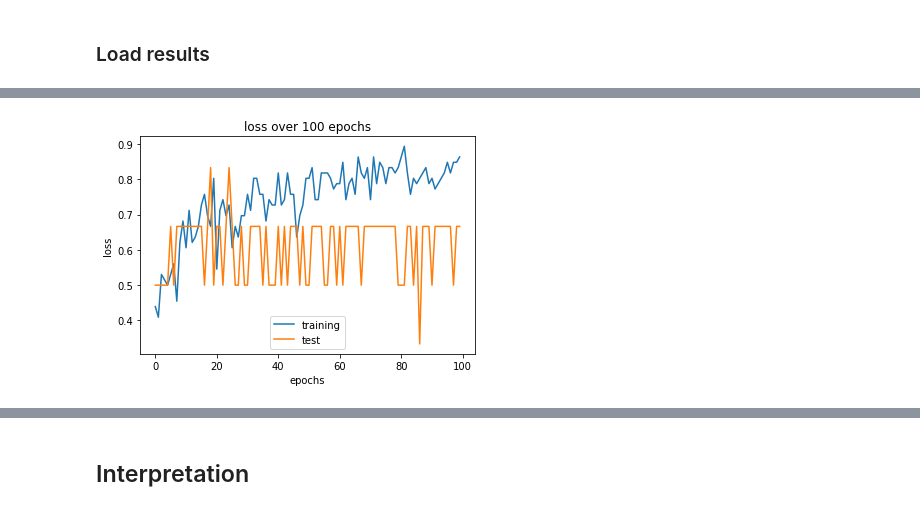
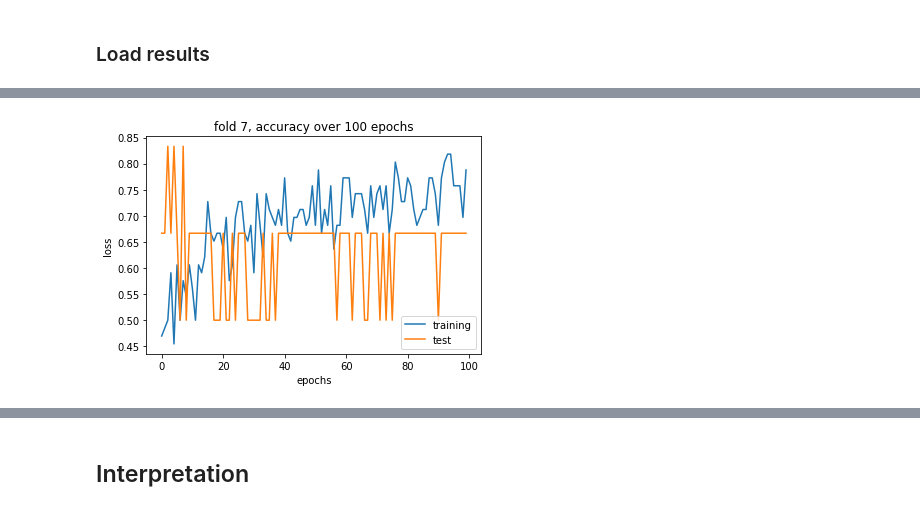
Before and after one commit to PaulLerner/deep_parkinson_handwriting, a Jupyter notebook: Main.ipynb, the cells around one changed output, grey strips where cells are left out. Saved outputs shown, nothing was run; the diff lists cells and outputs as text; code cells hidden in the pictures.

```diff
--- a/Main.ipynb
+++ b/Main.ipynb
@@ -83,9 +83,9 @@ def return_results(train_metrics,valid_metrics,test_metrics,stopped_at,flat_fals
         str_valid_metrics="NA"
 
     task_name=index2task[task_i] if task_i is not None else str(task_i)
-    results="{} ; {} ; {} ; {}   ; {} ; {} ; {} ; {} ; {:.2f} (± {:.2f}) ; None ; {} ; {} ; TRUE ; {} ; FALSE ; {:.2f} (± {:.2f}) ; {} ".format(
-    task_name,model_type,learning_rate, hidden_size,num_layers,bidirectional,dropout,clip,
-    np.mean(stopped_at),np.std(stopped_at),compute_movement_,early_stopping,downsampling_factor,
+    results="{} ; {} ; {}  ; {} ; {} ; {} ; {} ; {}; {}  ; {} ; {:.2f} (± {:.2f}) ; None ; {} ; {} ; {} ; NA ; {} ; TRUE ; FALSE  ; {:.2f} (± {:.2f}) ; {} ".format(
+    task_name,model_type,learning_rate, hidden_size,kernel_size,num_layers,dilation,bidirectional,dropout,clip,
+    np.mean(stopped_at),np.std(stopped_at),max_len,compute_movement_,early_stopping,downsampling_factor,
      np.mean(train_metrics[:,1]),np.std(train_metrics[:,1]), str_valid_metrics)
 
     test_metrics=test_metrics.T
@@ -146,10 +146,10 @@ Set `paper_air_split` to `False` if you don't want to split data into strokes
 task_i=task2index["spiral"]
 compute_speed_accel_=False
 compute_movement_=False
-downsampling_factor=10
+downsampling_factor=1
 window_size=None#256
 paper_air_split=False
-max_len=3117//downsampling_factor#used to trim and pad the data, Set to None if you don't want to
+max_len=None#3117//downsampling_factor#used to trim and pad the data, Set to None if you don't want to
 
 if window_size is not None and paper_air_split:
     warnings.warn("you have to choose between subsequences of fixed length and strokes !")
@@ -204,8 +204,5 @@ Cf. `training.py`
 The hyperparameters are not always relevant for the chosen `model_type`.
 In this case they won't matter. Give them a random value.
 Choose `model_type` from `models`.
-# %%
-def get_out_size(out_size,padding,dilation,kernel_size,stride):
-    return (out_size+2*padding-dilation*(kernel_size-1)-1)//stride +1
 # %%
 class CNN1d(torch.nn.Module):
@@ -308,7 +315,7 @@ cnn1d(0, 0.0001, [7, 20], 1, False, 0.5, None, None, [5, 2], 2)
 
 run_CV=True#if False, breaks after one fold, else runs CV
 early_stopping=False
-n_epochs=20#max n° of epochs the model will be trained to
+n_epochs=100#max n° of epochs the model will be trained to
 #n° of epochs without improvement during which the model will wait before stopping (if early_stopping)
 patience = 10#useless if not early_stopping
 verbose=False
@@ -316,29 +323,29 @@ fold_train_metrics,fold_test_metrics,fold_falses=[],[],[]
 start = time()
 np.random.seed(1)
 save_to_print=""
-start_at_fold=0
+start_at_fold=0#skip folds if > 0 and not run_CV
 skf = StratifiedKFold(n_splits=10, random_state=1, shuffle=True)
 cv_generator=skf.split(data,targets)
 
 for fold,(train_index,test_index) in enumerate(cv_generator):
 
-    if fold in np.arange(start_at_fold):
+    if fold in np.arange(start_at_fold) and not run_CV:
         print("SKIPPING FOLD n°",fold)
         continue
     train_metrics,test_metrics,falses=[],[],[]
 
     torch.manual_seed(1)#random seed for weights init
     if model_type=="tcn":
-        model= TemporalConvNet(input_size,num_channels,kernel_size,dropout,output_size=1,dilation_factor=dilation_factor)
+        model= TemporalConvNet(input_size,hidden_size,kernel_size,dropout,output_size=1,dilation_factor=dilation_factor)
     elif model_type=="lstm":
-        model=Model(input_size, hidden_size,num_layers, bias,batch_first,
+        model=Model(input_size, hidden_size[0],num_layers, bias,batch_first,
                      dropout,bidirectional, batch_size,output_size, is_lstm=True)
         model.init_forget_bias()
     elif model_type=="gru":
-        model=Model(input_size, hidden_size,num_layers, bias,batch_first,
+        model=Model(input_size, hidden_size[0],num_layers, bias,batch_first,
                      dropout,bidirectional, batch_size,output_size, is_lstm=False)
     elif model_type=="cnn1d":
-        model=CNN1d(input_size,max_len,hidden_size,kernel_size ,padding,"redefined",dilation, dropout,output_size)
+        model=CNN1d(input_size,16071,hidden_size,kernel_size ,padding,stride,dilation, dropout,output_size,fold)
     else:
         raise ValueError("got {} as model_type but expected one of {}".format(model_type,models))
     model=model.to(device)
@@ -566,7 +474,7 @@ cnn1d(0| 0.001| 100| 1| False| 0.2| None| None| 1| 2)
 # %%
 for i in range(10):
     plt.figure()
-    plt.title("loss over {} epochs".format(len(fold_train_metrics[i])))
+    plt.title("fold {}, accuracy over {} epochs".format(i,len(fold_train_metrics[i])))
     plt.plot(np.asarray(fold_train_metrics[i])[:,1],label="training")
     plt.plot(np.asarray(fold_test_metrics[i])[:,1],label="test")
     plt.xlabel("epochs")
@@ -583 +491 @@ for i in range(10):
-[figure, old version]
+[figure, new version]
```
Also changed, not shown: parts of 110 cells of this notebook, 12 other files.
